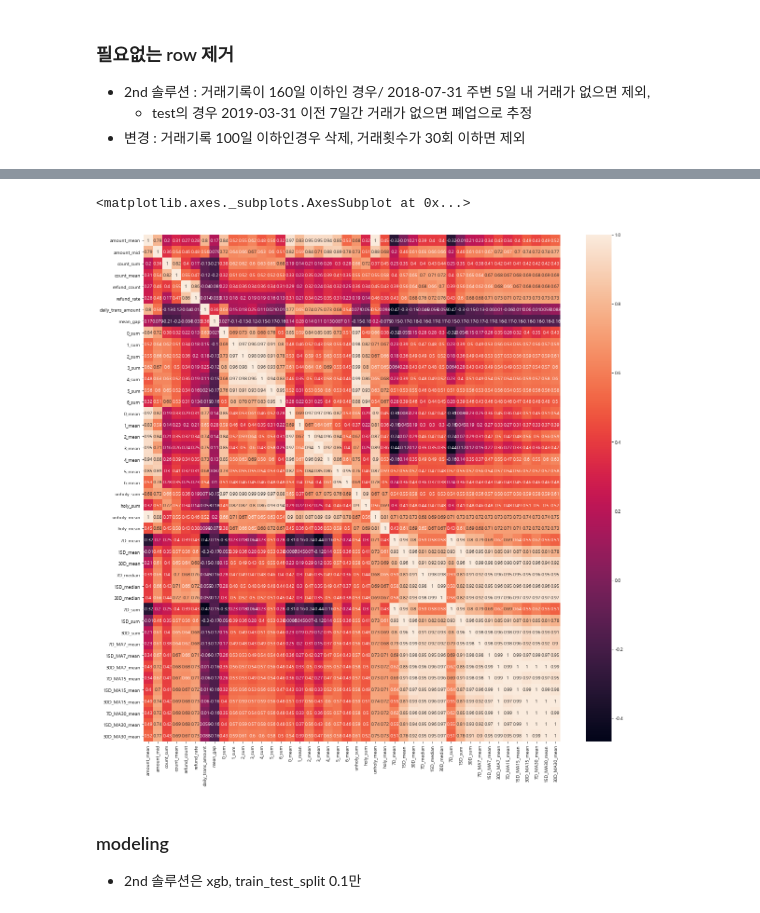
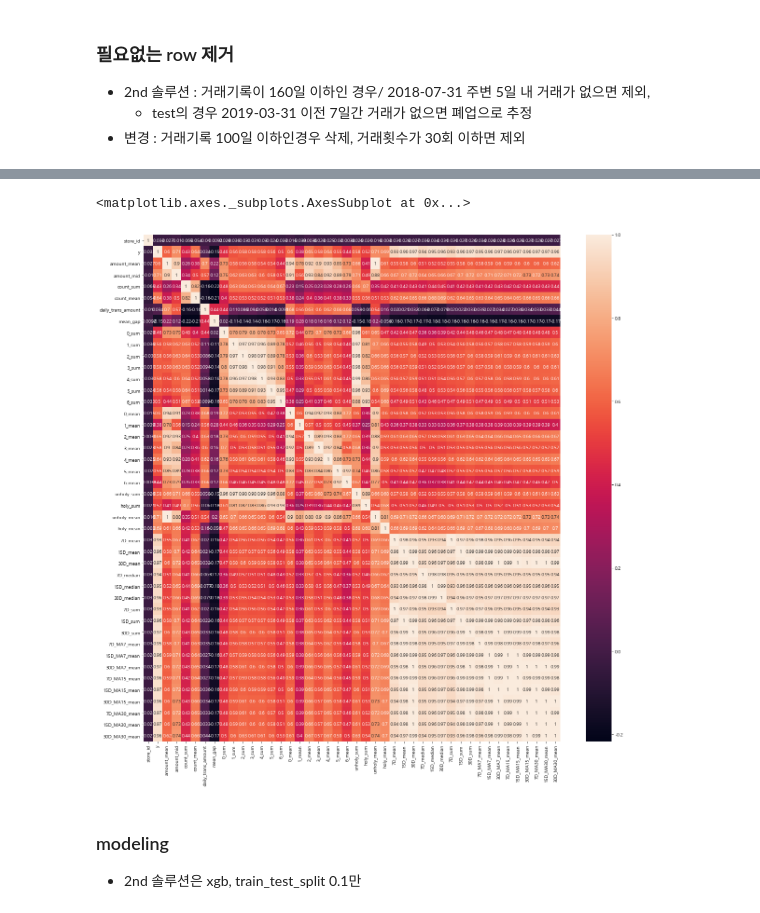
Before and after one commit to bbiyongel/Dacon_funda, a Jupyter notebook: 2nd round.ipynb, the cells around one changed output, grey strips where cells are left out. Drawn from its saved outputs; the diff is of its cells as text; code cells hidden in the pictures.

```diff
--- a/2nd round.ipynb
+++ b/2nd round.ipynb
@@ -29,10 +27,10 @@ train.shape, test.shape
 # %% [output]
 ((3362796, 8), (473392, 8))
 # %%
-test['date'] = pd.to_datetime(test['date'])
-gap_check = test.groupby('store_id')['date'].agg(['min','max'])
-gap = (gap_check['max']-gap_check['min']).apply(lambda x : x.days)
-print(f'test의 최소 길이: {gap.min()},test의 최대길이 : {gap.max()}')
+# test['date'] = pd.to_datetime(test['date'])
+# gap_check = test.groupby('store_id')['date'].agg(['min','max'])
+# gap = (gap_check['max']-gap_check['min']).apply(lambda x : x.days)
+# print(f'test의 최소 길이: {gap.min()},test의 최대길이 : {gap.max()}')
 # %% [output]
 test의 최소 길이: 93,test의 최대길이 : 607
 # %% [markdown]
@@ -45,3 +136,6 @@ test의 최소 길이: 93,test의 최대길이 : 607
+# %%
+train = del_minus(train)
+test = del_minus(test)
 # %% [markdown]
 ### 필요없는 row 제거
 * 2nd 솔루션 : 거래기록이 160일 이하인 경우/ 2018-07-31 주변 5일 내 거래가 없으면 제외,
@@ -56,7 +150,7 @@ gap.name = 'gap'
 row_count = train.groupby('store_id')['date'].count()
 gap = pd.concat([gap,row_count],axis=1)
 
-del_id = gap.loc[(gap['gap']<100)|(gap['date']<29)].index
+del_id = gap.loc[(gap['gap']<130)|(gap['date']<29)].index
 clean_train = train[~(train.store_id.isin(del_id))]
 # %%
 print(f'기본 트레인 길이 : {train.shape[0]}, 기본트레인 상점수 : {train.store_id.nunique()}')
@@ -91,7 +184,6 @@ def reform_data(df, isTrain = True):
     추가되는 feature
     amount_mean, amount_mid : 전체 거래금액 평균 및 중앙값
     count_sum, count_mean : 전체 거래횟수 및 평균 거래횟수
-    refund_count, refund_rate : 전체 환불횟수 및 환불비율
     daily_trans_amount : 일별 평균 거래금액
     mean_gap : 다음날짜까지의 거래기간의 평균
     0~6_sum, 0~6_mean : 요일별 전체 거래금액 및 평균 거래금액
@@ -108,13 +200,13 @@ def reform_data(df, isTrain = True):
 
     '''
     df.loc[df.amount <0,'refund'] = 1
-    sample_df = df.groupby(['date','store_id']).agg({'amount':['sum','count'],'refund':'sum'}).reset_index()
-    sample_df.columns = ['date','store_id','amount_sum','amount_count','refund_sum']
+    sample_df = df.groupby(['date','store_id']).agg({'amount':['sum','count']}).reset_index()
+    sample_df.columns = ['date','store_id','amount_sum','amount_count']
     sample_df['date'] = pd.to_datetime(sample_df['date'])
     sample_df['temp_date'] = sample_df['date']
 
     #거래횟수당 평균 거래금액
-    sample_df['trans_amount'] = sample_df['amount_sum']/(sample_df['amount_count']-sample_df['refund_sum'])
+    sample_df['trans_amount'] = sample_df['amount_sum']/(sample_df['amount_count'])
     sample_df['trans_amount'].fillna(0,inplace= True)
 
     #날짜병합
@@ -161,8 +253,8 @@ def reform_data(df, isTrain = True):
         feat['amount_mid'] = over_zero.amount_sum.median() # 거래액의 중간값
         feat['count_sum'] = over_zero.amount_count.sum() # 전체 거래 횟수
         feat['count_mean'] = over_zero.amount_count.mean() # 평균 거래 횟수
-        feat['refund_count'] = over_zero.refund_sum.sum() # 전체 최소 횟수
-        feat['refund_rate'] = over_zero['refund_sum'].sum()/over_zero.shape[0] # 취소율
+#         feat['refund_count'] = over_zero.refund_sum.sum() # 전체 최소 횟수
+#         feat['refund_rate'] = over_zero['refund_sum'].sum()/over_zero.shape[0] # 취소율
         feat['daily_trans_amount'] = over_zero.trans_amount.sum() / over_zero.shape[0] #일자별 평균 금액의 평균
 
         feat['mean_gap'] = (over_zero.index[1:] - over_zero.index[:-1]).days.values.mean() # 거래일자간 평균 기간
@@ -256,9 +348,9 @@ reform_train.shape,reform_test.shape
 # %%
 plt.figure(figsize = (20,20))
-sns.heatmap(train_X.corr(),annot=True)
+sns.heatmap(reform_train.corr(),annot=True)
 # %% [output]
 <matplotlib.axes._subplots.AxesSubplot at 0x...>
-[figure, old version]
+[figure, new version]
 # %% [markdown]
 ### modeling
 * 2nd 솔루션은 xgb, train_test_split 0.1만
```
Also changed, not shown: parts of 17 cells of this notebook, 2 other files.
